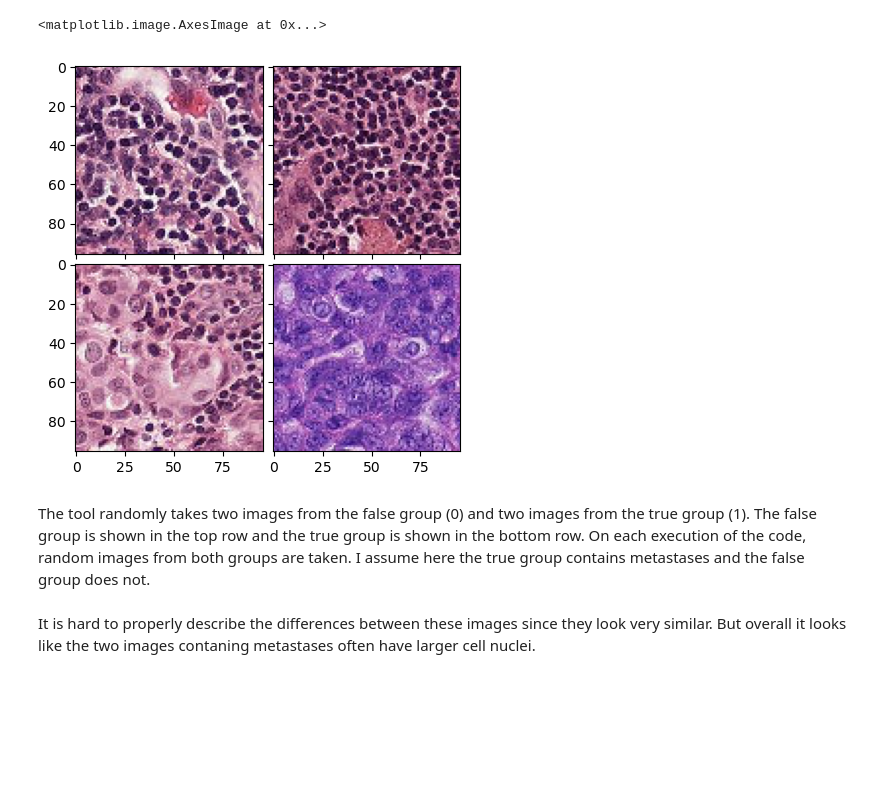
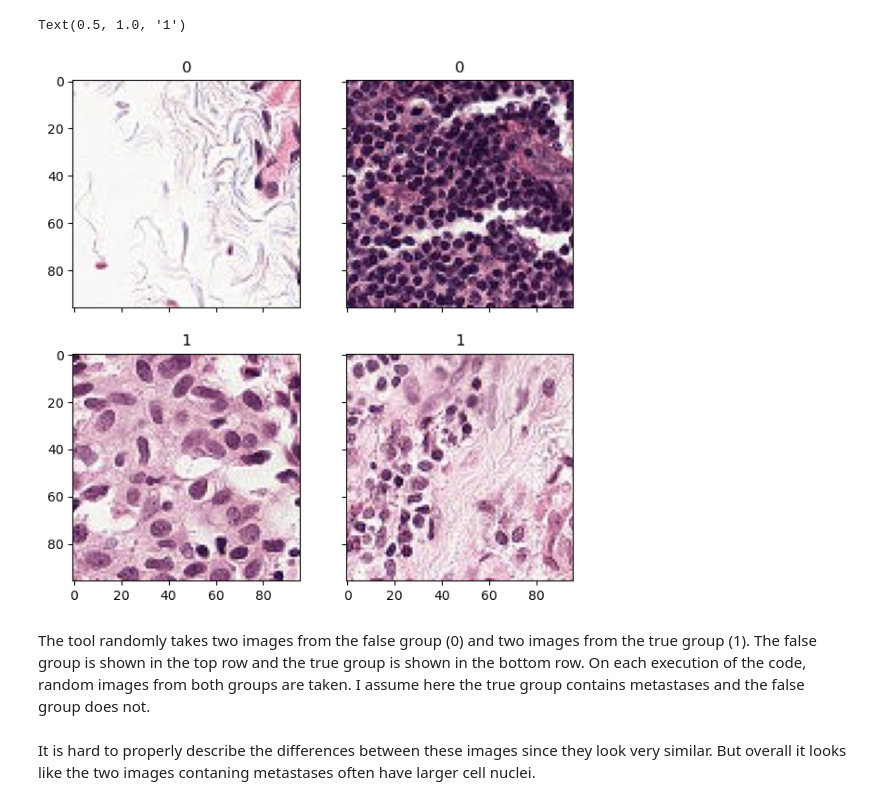
Before and after one commit to Undefined1234/8p361-project-imaging_gr2, a Jupyter notebook: assignments/introduction.ipynb, the cells around one changed output. Cells and saved outputs as stored; diff of their text form; code cells hidden in the pictures; blank space fills up the shorter version.

```diff
--- a/assignments/introduction.ipynb
+++ b/assignments/introduction.ipynb
@@ -114,25 +114,29 @@ Write a small Python script that reads and displays a few images from the two cl
 # %%
 import os
 import matplotlib.pyplot as plt
 from mpl_toolkits.axes_grid1 import ImageGrid
 import random
 path_0 = "../train+val/train/0/"
 path_1 = "../train+val/train/1/"
 file_names_0 = os.listdir(path_0)
 file_names_1 = os.listdir(path_1)
-fig = plt.figure(figsize=(5., 5.))
+fig = plt.figure(figsize=(7, 7))
 grid = ImageGrid(fig, 111,  # similar to subplot(111)
                  nrows_ncols=(2, 2),  # creates 2x2 grid of axes
-                 axes_pad=0.1,  # pad between axes in inch.
+                 axes_pad=0.5,  # pad between axes in inch.
                  )
 
 grid[0].imshow(plt.imread(path_0 + file_names_0[int(len(file_names_0)*random.random())]))
 grid[1].imshow(plt.imread(path_0 + file_names_0[int(len(file_names_0)*random.random())]))
 grid[2].imshow(plt.imread(path_1 + file_names_1[int(len(file_names_1)*random.random())]))
 grid[3].imshow(plt.imread(path_1 + file_names_1[int(len(file_names_1)*random.random())]))
+grid[0].set_title("0")
+grid[1].set_title("0")
+grid[2].set_title("1")
+grid[3].set_title("1")
 # %% [output]
-<matplotlib.image.AxesImage at 0x...>
+Text(0.5, 1.0, '1')
-[figure, old version]
+[figure, new version]
 # %% [markdown]
 <p>The tool randomly takes two images from the false group (0) and two images from the true group (1). The false group is shown in the top row and the true group is shown in the bottom row. On each execution of the code, random images from both groups are taken. I assume here the true group contains metastases and the false group does not.<br><br>
 It is hard to properly describe the differences between these images since they look very similar. But overall it looks like the two images contaning metastases often have larger cell nuclei.
```
